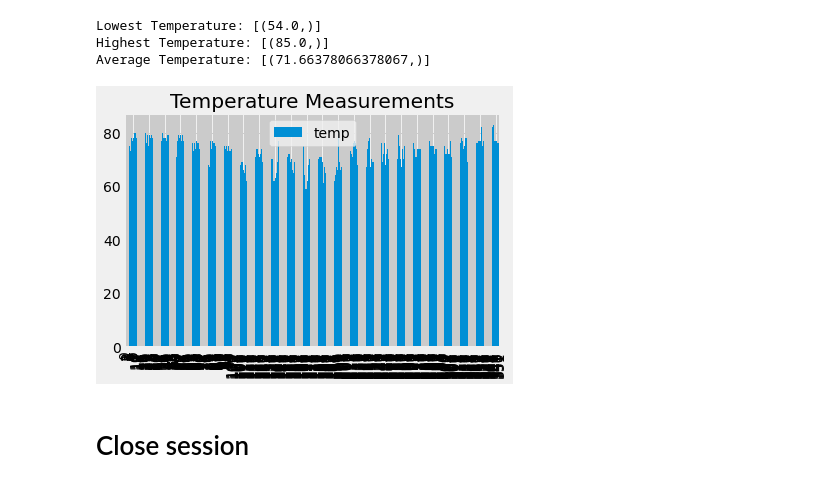
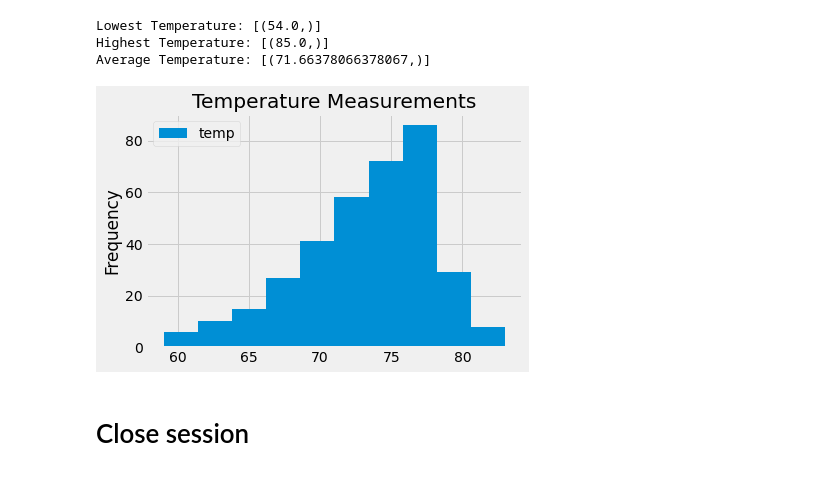
Before and after one commit to vasu11/sqlalchemy-challenge, a Jupyter notebook: climate_starter.ipynb, the cells around one changed output. Drawn from its saved outputs; the diff is of its cells as text; code cells hidden in the pictures.

```diff
--- a/climate_starter.ipynb
+++ b/climate_starter.ipynb
@@ -151,19 +151,20 @@ Average Temperature: [(71.66378066378067,)]
 # %%
 # Using the most active station id
 # Query the last 12 months of temperature observation data for this station and plot the results as a histogram
 tempResults = session.query(measurement.date, measurement.tobs).\
     filter(measurement.station == 'USC00519281'). \
     filter(measurement.date >= yearAgoDate). \
     filter(measurement.date <= recentDate.date).all()
 
 temp_df = pd.DataFrame(tempResults, columns=['date', 'temp'])
 temp_df.set_index('date', inplace=False, )
 temp_df.head(10)
 
-temp_plt = temp_df[['date','temp']].plot(kind='bar',title="Temperature Measurements")
+#temp_plt = temp_df[['date','temp']].plot(kind='bar',title="Temperature Measurements")
+temp_plt = temp_df[['temp']].plot(kind='hist',title="Temperature Measurements")
 plt.show()
 # %% [output]
-[figure, old version]
+[figure, new version]
 # %% [markdown]
 # Close session
 # %%
```
Also changed, not shown: 1 other file.
